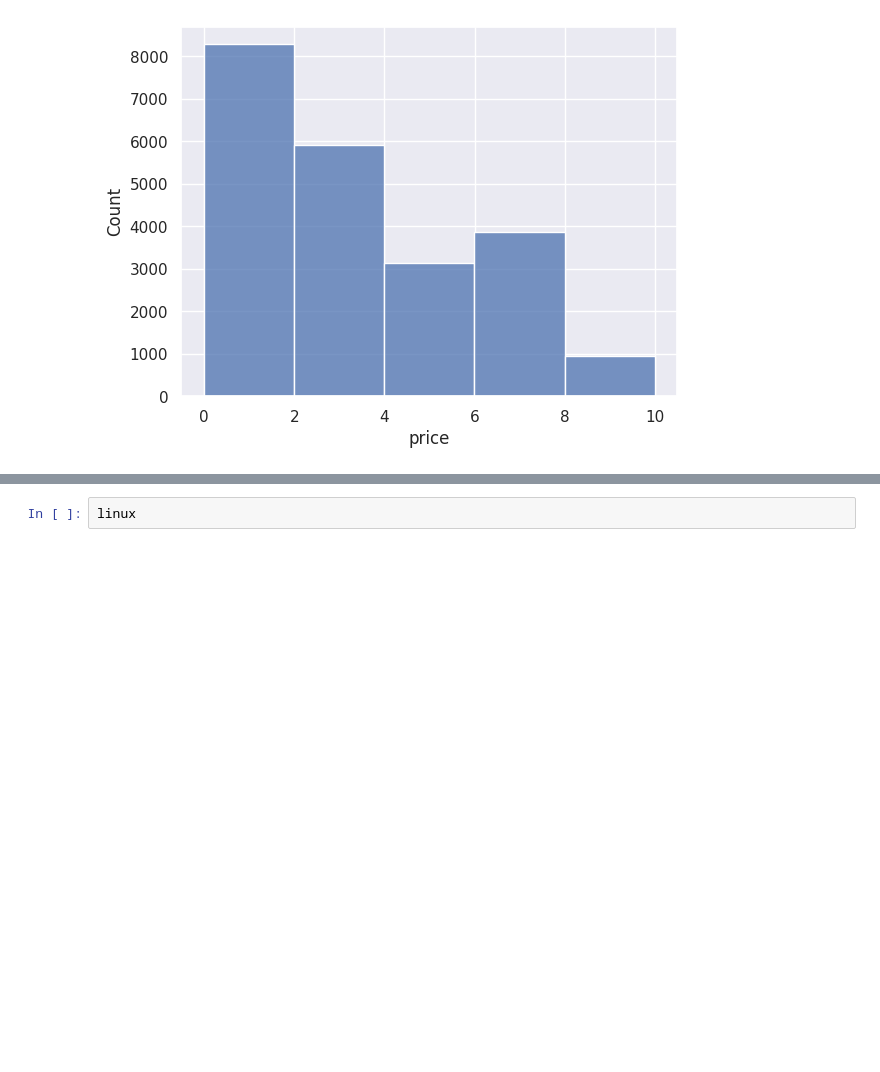
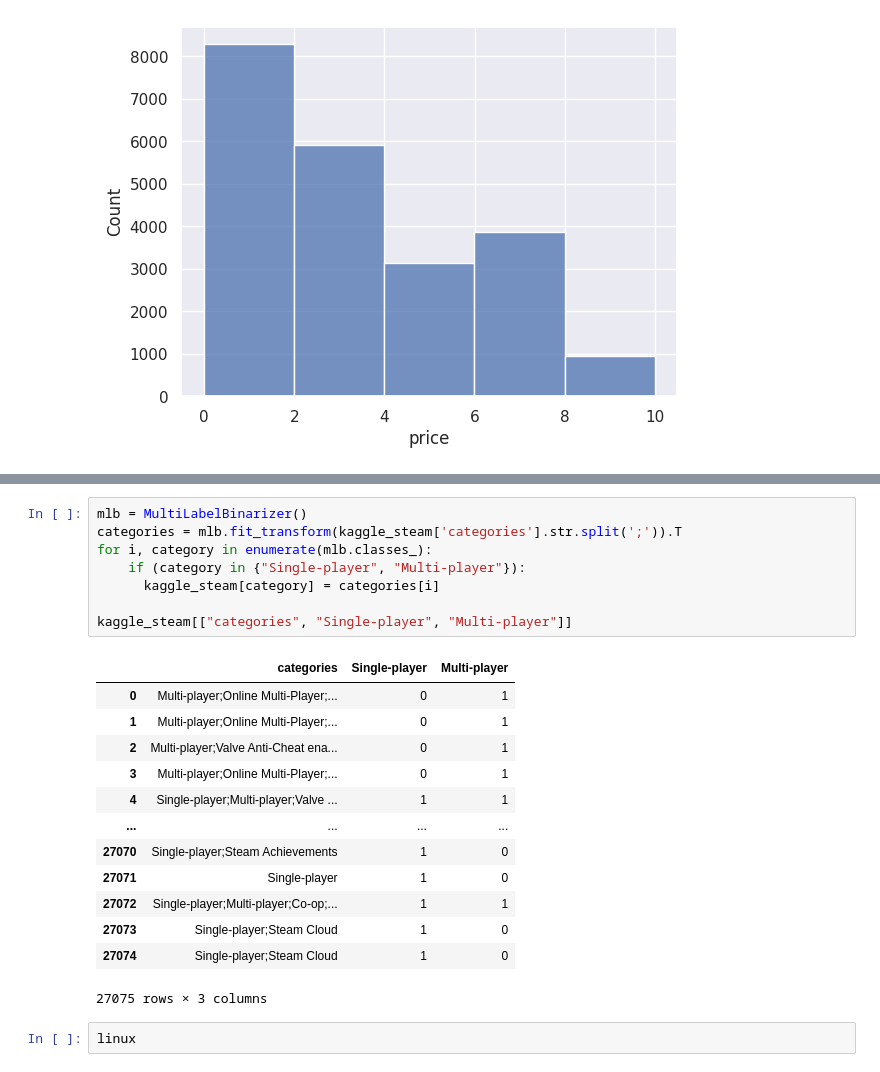
Before and after one commit to nefelibata28/usg, a Jupyter notebook: notebooks/data_cleaning.ipynb, the cells around one changed output, grey strips where cells are left out. Saved outputs shown, nothing was run; the diff lists cells and outputs as text; blank space fills up the shorter version.

```diff
--- a/notebooks/data_cleaning.ipynb
+++ b/notebooks/data_cleaning.ipynb
@@ -126,3 +120,25 @@ array(['linux', 'mac', 'windows'], dtype=object)
+# %%
+mlb = MultiLabelBinarizer()
+categories = mlb.fit_transform(kaggle_steam['categories'].str.split(';')).T
+for i, category in enumerate(mlb.classes_):
+    if (category in {"Single-player", "Multi-player"}):
+      kaggle_steam[category] = categories[i]
+
+kaggle_steam[["categories", "Single-player", "Multi-player"]]
+# %% [output]
+|  | categories | Single-player | Multi-player |
+| 0 | Multi-player;Online Multi-Player;... | 0 | 1 |
+| 1 | Multi-player;Online Multi-Player;... | 0 | 1 |
+| 2 | Multi-player;Valve Anti-Cheat ena... | 0 | 1 |
+| 3 | Multi-player;Online Multi-Player;... | 0 | 1 |
+| 4 | Single-player;Multi-player;Valve ... | 1 | 1 |
+| ... | ... | ... | ... |
+| 27070 | Single-player;Steam Achievements | 1 | 0 |
+| 27071 | Single-player | 1 | 0 |
+| 27072 | Single-player;Multi-player;Co-op;... | 1 | 1 |
+| 27073 | Single-player;Steam Cloud | 1 | 0 |
+| 27074 | Single-player;Steam Cloud | 1 | 0 |
+27075 rows × 3 columns
 # %%
 linux
 # %% [output]
```
Also changed, not shown: parts of 2 cells of this notebook.
